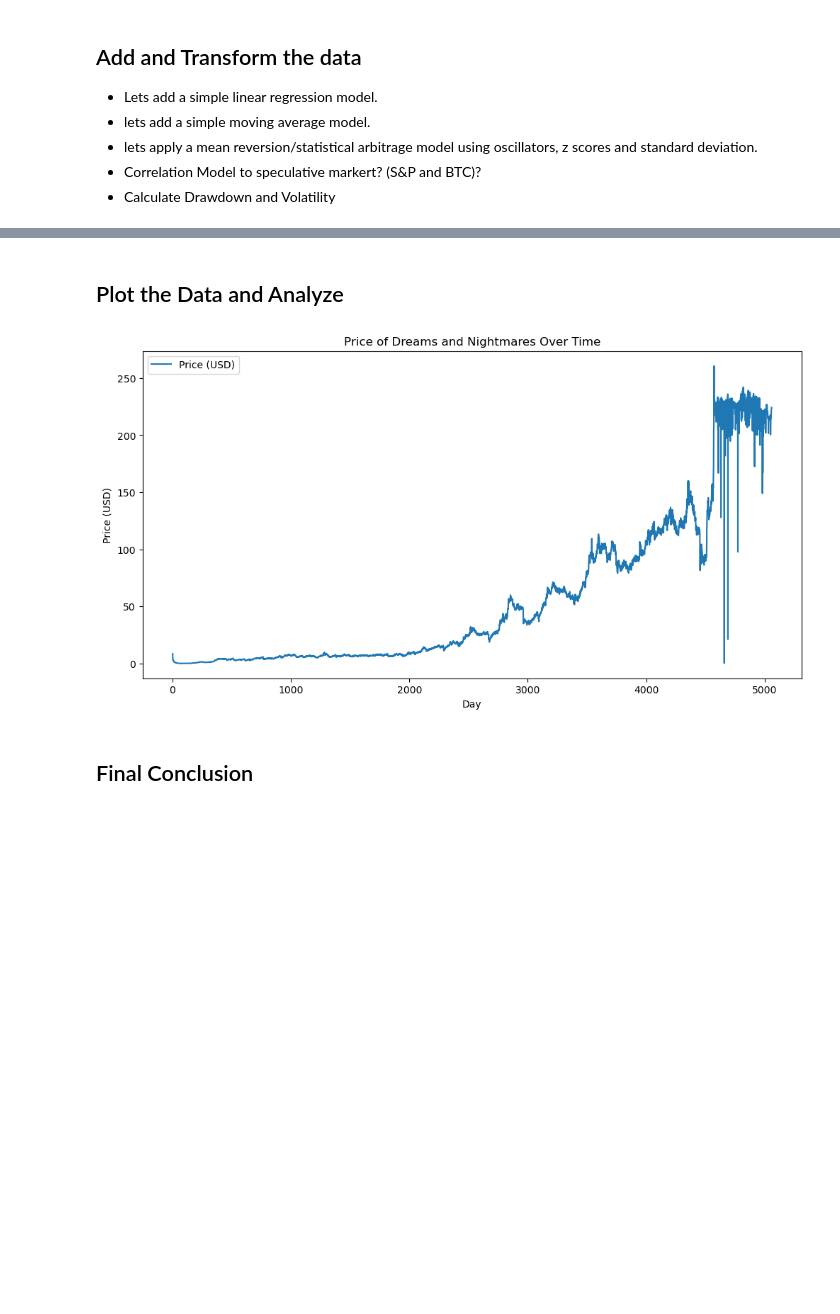
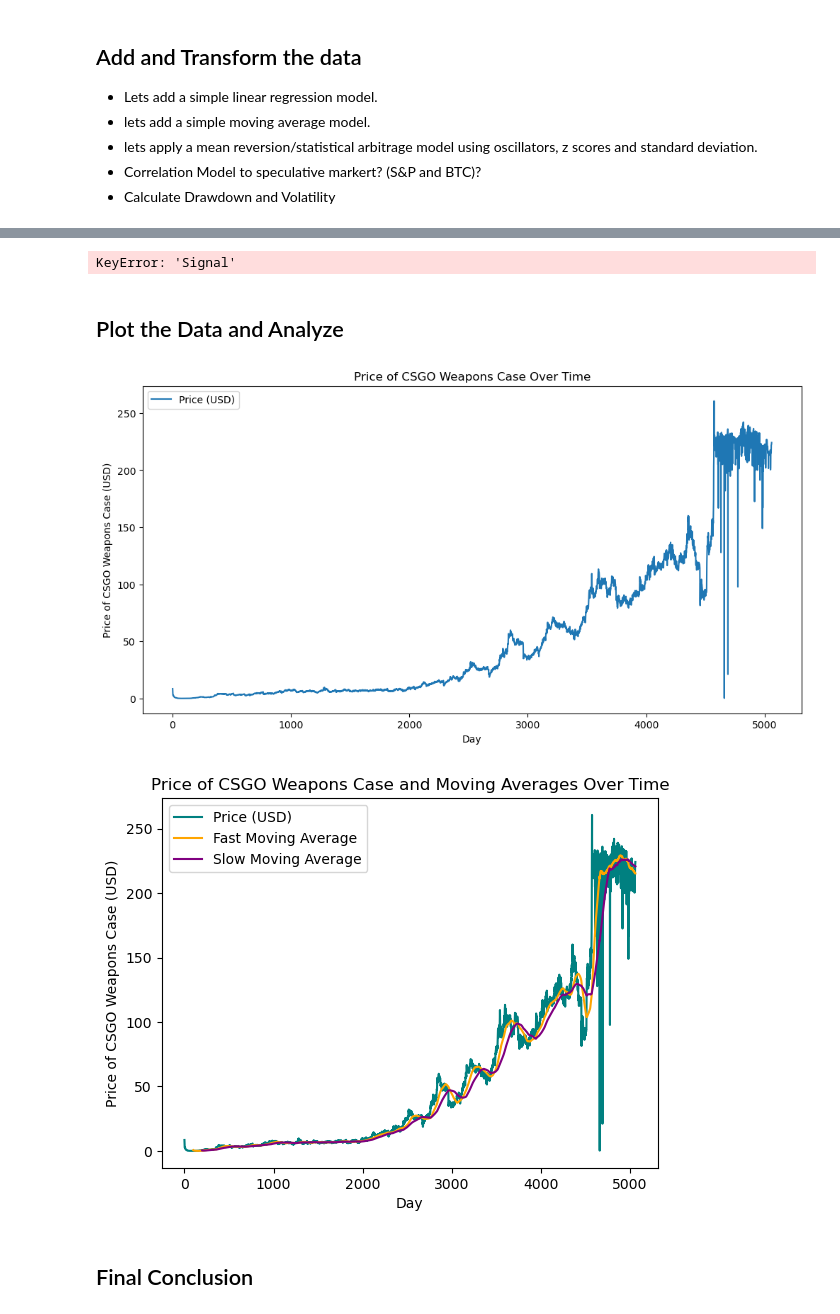
Before and after one commit to QuantLapse/Github-Projects, a Jupyter notebook: Counter_Strike_Statistical_Arbitrage/Counter_Strike_Statistical_Arbitrage_Ver.1.ipynb, the cells around one changed output, grey strips where cells are left out. Saved outputs shown, nothing was run; the diff lists cells and outputs as text; code cells hidden in the pictures; blank space fills up the shorter version.

Commit message:
initial commit

```diff
--- a/Counter_Strike_Statistical_Arbitrage/Counter_Strike_Statistical_Arbitrage_Ver.1.ipynb
+++ b/Counter_Strike_Statistical_Arbitrage/Counter_Strike_Statistical_Arbitrage_Ver.1.ipynb
@@ -17,6 +17,12 @@ import requests
 import numpy as np
 import matplotlib.pyplot as plt
 import seaborn as sns
+# %%
+## User Inputs
+name = input("Enter the Dataset Name: ") #ask the user to input the name of the dataset
+fast_window = int(input("Enter the Fast Moving Average Window: ")) #ask the user to input the fast moving average window
+slow_window = int(input("Enter the Slow Moving Average Window: ")) #ask the user to
+initial_equity = float(input("Enter the Initial Equity: ")) #ask the user to input the initial equity
 # %%
 
 # Load the dataset
@@ -59,7 +66,11 @@ memory usage: 158.2+ KB
 slope = (df['Price (USD)'].iloc[-1] - df['Price (USD)'].iloc[0]) / (df['Day'].iloc[-1] - df['Day'].iloc[0]) #calculate the slope
 x = df['Day'] #x-axis values
 y = df['Price (USD)'] #y-axis values
-slope_intercept = df['Price (USD)'].iloc[0] - slope * df['Day'].iloc[0] #calculate the y-intercept
+slope_intercept = df['Price (USD)'].iloc[0] - slope * df['Day'].iloc[0]
 regression_line = slope * x + slope_intercept #calculate the regression line
+df['Regression Line'] = regression_line #add the regression line to the dataset
+df.head()
 
-## Hypothesis Testing input!
+# Conclusion, This is not a reliable way to predict the price of the item because it underfits the data.
+# The price of the item is not increasing at a constant rate, and there are many fluctuations in the price.
+# R != > 0.5, which means that the regression line does not fit the data well.
@@ -66,2 +84,33 @@ regression_line = slope * x + slope_intercept #calculate the regression line
 # %%
 ## Get Simple Moving Average
+df["Fast Moving Average"] = df["Price (USD)"].rolling(window=fast_window).mean()
+df["Slow Moving Average"] = df["Price (USD)"].rolling(window=slow_window).mean()
+
+#get crossover signal
+df["MA_Signal"] = 0.0
+df["MA_Signal"] = np.where(df['Fast Moving Average'] > df['Slow Moving Average'], 1.0, 0.0)
+df["Position"] = df["MA_Signal"].diff() #calculate the position of the signal
+
+
+
+#Old Pinescript Logic for Equity Calculation, I will convert it to Python using np.where() function
+
+#f df["Signal"] == 1.0:
+#    df["Equity"] = initial_equity * (df["Price (USD)"] / df["Price (USD)"].iloc[-1])
+#elif df["Signal"] == 0.0 and df["Signal"].shift(1) == 1.0:
+#    df["Equity"] = initial_equity * (1 - (df["Price (USD)"] / df["Price (USD)"].iloc[-1]))
+#else:
+#    df["Equity"] = initial_equity
+
+df["Moving_Average_Equity"] = np.where(
+    df["MA_Signal"] == 1.0,
+    initial_equity * (df["Price (USD)"] / df["Price (USD)"].iloc[-1]),
+    np.where(
+        (df["MA_Signal"] == 0.0) & (df["MA_Signal"].shift(1) == 1.0),
+        initial_equity * (1 - (df["Price (USD)"] / df["Price (USD)"].iloc[-1])),
+        initial_equity
+    )
+)
+df.head()
+# %% [output]
+KeyError: 'Signal'
@@ -68,12 +119,26 @@ regression_line = slope * x + slope_intercept #calculate the regression line
 # %% [markdown]
 ## Plot the Data and Analyze
 # %%
+plot_MA = bool(input("Do you want to plot the Moving Averages? (True/False): ")) #ask the user if they want to plot the moving averages
+plot_Returns = bool(input("Do you want to plot the Returns? (True/False): ")) #ask the user if they want to plot the returns
+
+
 plt.figure(figsize=(12,6))
 plt.plot(df["Day"], df["Price (USD)"], label="Price (USD)")
 plt.xlabel("Day")
-plt.ylabel("Price (USD)")
-plt.title("Price of Dreams and Nightmares Over Time")
+plt.ylabel(f"Price of {name} (USD)")
+plt.title(f"Price of {name} Over Time")
 plt.legend()
 plt.show()
+if plot_MA:
+    plt.plot(df["Day"], df["Price (USD)"], label="Price (USD)", color = "teal")
+    plt.plot(df["Day"], df["Fast Moving Average"], label="Fast Moving Average", color = "orange")
+    plt.plot(df["Day"], df["Slow Moving Average"], label="Slow Moving Average", color = "purple")
+    plt.xlabel("Day")
+    plt.ylabel(f"Price of {name} (USD)")
+    plt.title(f"Price of {name} and Moving Averages Over Time")
+    plt.legend()
+    plt.show()
 # %% [output]
-[figure, old version]
+[figure, new version]
+[figure, added]
```
Also changed, not shown: parts of 4 cells of this notebook.
